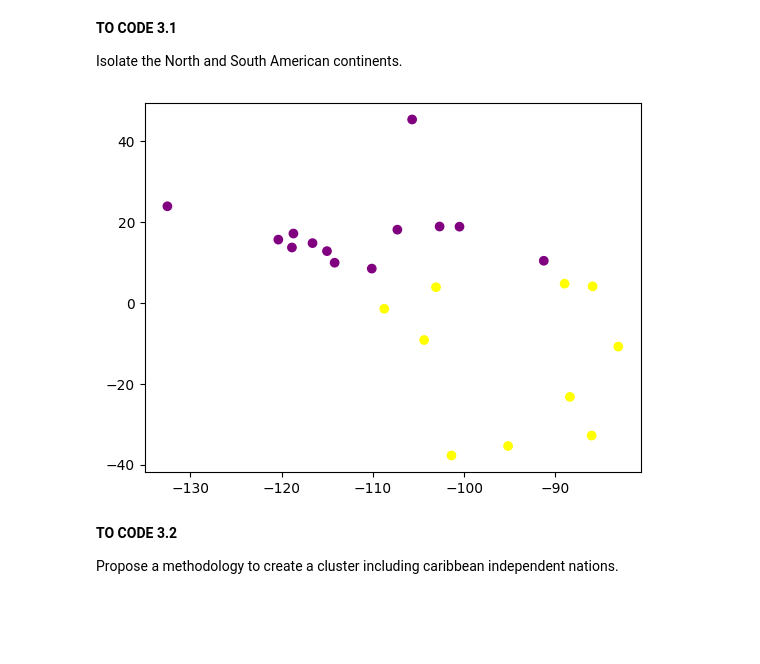
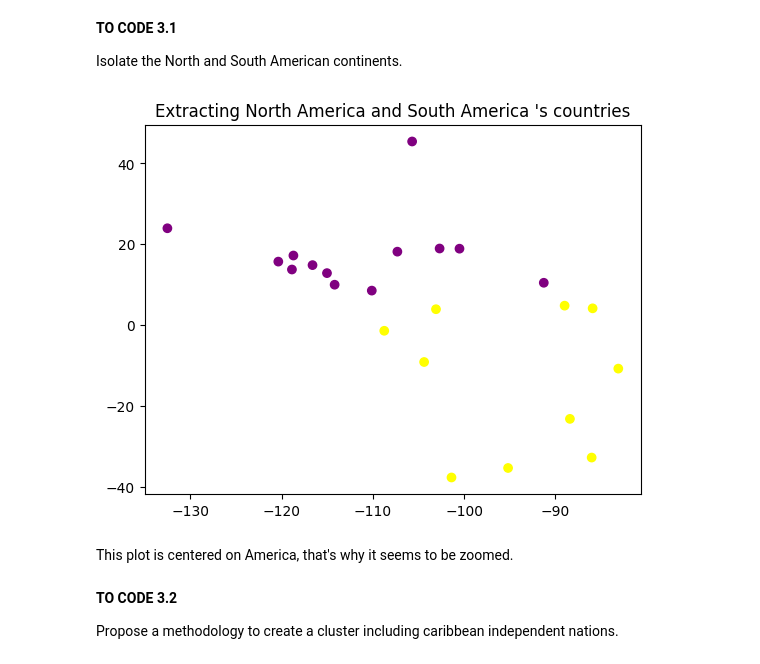
Before and after one commit to BALAKUMARKalai/TP_ML, a Jupyter notebook: TP1_Clustering.ipynb, the cells around one changed output. Drawn from its saved outputs; the diff is of its cells as text; code cells hidden in the pictures; blank space fills up the shorter version.

```diff
--- a/TP1_Clustering.ipynb
+++ b/TP1_Clustering.ipynb
@@ -373,25 +404,28 @@ Isolate the North and South American continents.
 # %%
 
 df_america = df1[df1['Continent'].isin(['North America', 'South America'])]
 
 df_X_america = df_america[['Longitude', 'Latitude']]
 df_Y_america = df_america[['Continent']].replace(
     ['Africa', 'Asia', 'Europe', 'North America', 'South America', 'Seven seas', 'Oceania'],
     [0, 1, 2, 3, 4, 5, 6]
 )
 
 np_america = df_X_america.to_numpy()
 np_Y_america = df_Y_america.to_numpy().reshape(-1)
 
 plt.scatter(
     np_america[:,0],
     np_america[:,1],
     c=np_Y_america,
     cmap=matplotlib.colors.ListedColormap(['purple','yellow'])
 )
+plt.title('Extracting North America and South America \'s countries')
 plt.show()
 # %% [output]
-[figure, old version]
+[figure, new version]
+# %% [markdown]
+This plot is centered on America, that's why it seems to be zoomed.
 # %% [markdown]
 **TO CODE 3.2**
 
```
Also changed, not shown: parts of 34 cells of this notebook.
